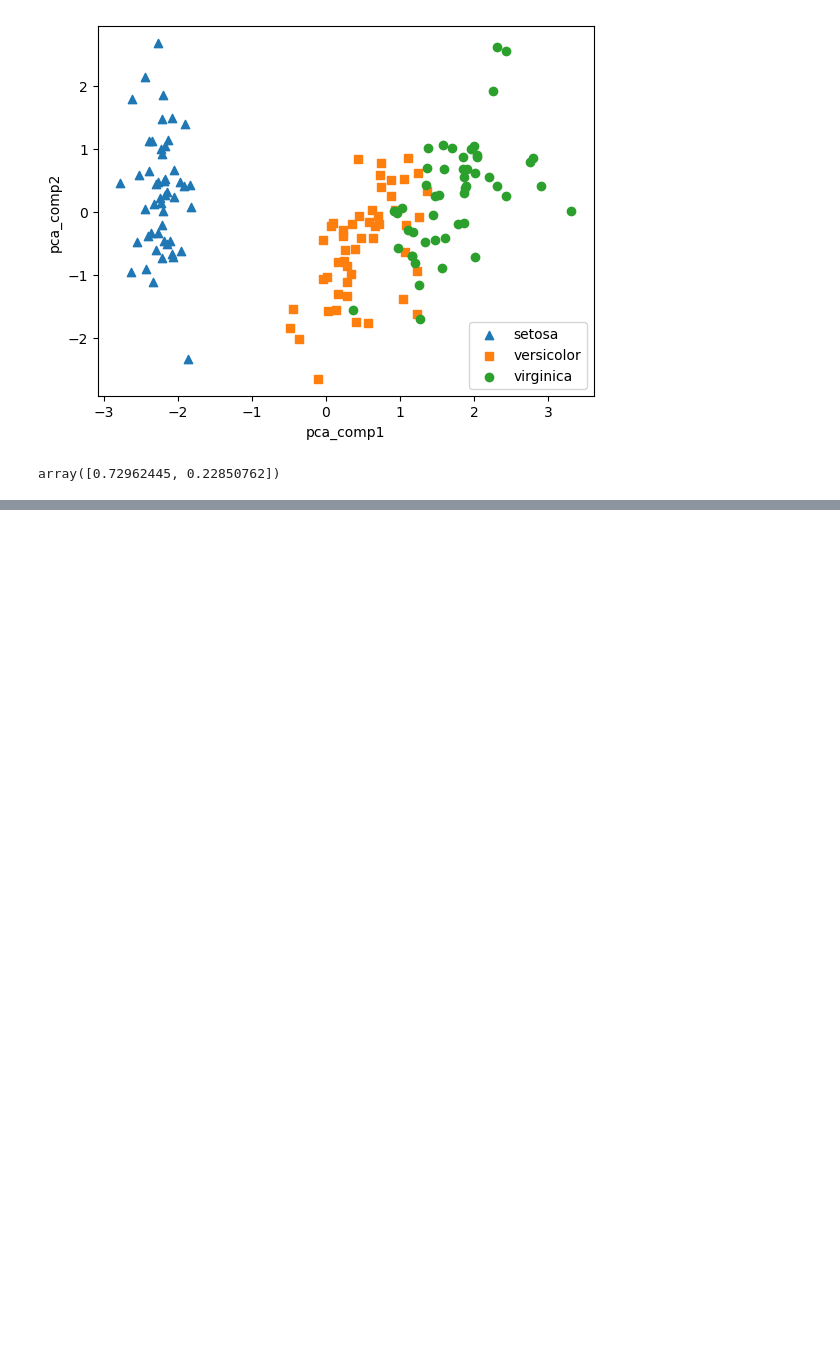
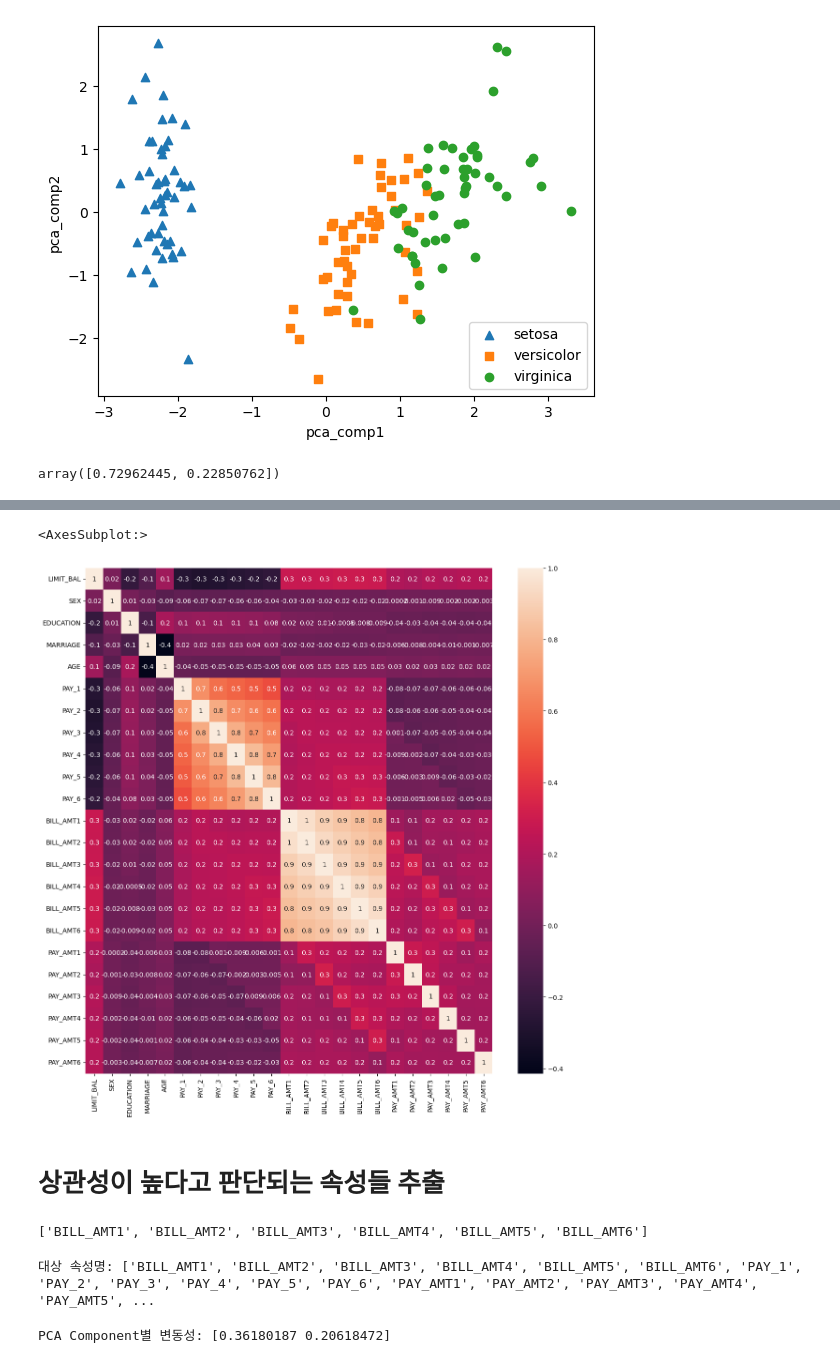
Before and after one commit to yleessam/2412_ml_env, a Jupyter notebook: 6장_PCA.IPYNB, the cells around one changed output, grey strips where cells are left out. Saved outputs shown, nothing was run; the diff lists cells and outputs as text; code cells hidden in the pictures; blank space fills up the shorter version.

```diff
--- a/6장_PCA.IPYNB
+++ b/6장_PCA.IPYNB
@@ -90,0 +130,5 @@ array([0.72962445, 0.22850762])
+# %%
+import pandas as pd
+
+df = pd.read_excel('pca_credit_card.xls', header=1, sheet_name='Data').iloc[0:, 1:]
+df.head(3)
@@ -90,0 +141,5 @@ array([0.72962445, 0.22850762])
+# %%
+df.rename(columns={'PAY_0':'PAY_1','default payment next month':'default'}, inplace=True)
+y_target = df['default']
+X_features = df.drop('default', axis=1)
+X_features.info()
@@ -90,0 +164,30 @@ array([0.72962445, 0.22850762])
+# %%
+import seaborn as sns
+import matplotlib.pyplot as plt
+%matplotlib inline
+
+corr = X_features.corr()
+plt.figure(figsize=(14,14))
+sns.heatmap(corr, annot=True, fmt='.1g')
+# %% [output]
+<AxesSubplot:>
+[figure, added]
+# %% [markdown]
+# 상관성이 높다고 판단되는 속성들 추출
+# %%
+from sklearn.decomposition import PCA
+from sklearn.preprocessing import StandardScaler
+
+#BILL_AMT1 ~ BILL_AMT6 까지 6개의 속성명 생성
+cols_bill = ['BILL_AMT'+str(i) for i in range(1,7)]
+cols_pay = ['PAY_' + str(i) for i in range(1, 7)]
+cols_amt = ['PAY_AMT' + str(i) for i in range(1, 7)]
+print(cols_bill)
+# %% [output]
+['BILL_AMT1', 'BILL_AMT2', 'BILL_AMT3', 'BILL_AMT4', 'BILL_AMT5', 'BILL_AMT6']
+# %%
+cols_bill.extend(cols_pay)
+cols_bill.extend(cols_amt)
+print('대상 속성명:',cols_bill)
+# %% [output]
+대상 속성명: ['BILL_AMT1', 'BILL_AMT2', 'BILL_AMT3', 'BILL_AMT4', 'BILL_AMT5', 'BILL_AMT6', 'PAY_1', 'PAY_2', 'PAY_3', 'PAY_4', 'PAY_5', 'PAY_6', 'PAY_AMT1', 'PAY_AMT2', 'PAY_AMT3', 'PAY_AMT4', 'PAY_AMT5', ...
@@ -90,0 +199,7 @@ array([0.72962445, 0.22850762])
+# %%
+# 2개의 PCA 속성을 가진 PCA 객체 생성하고, explained_variance_ratio_ 계산 위해 fit( ) 호출
+pca = PCA(n_components=2)
+pca.fit(df_cols_scaled)
+print('PCA Component별 변동성:', pca.explained_variance_ratio_)
+# %% [output]
+PCA Component별 변동성: [0.36180187 0.20618472]
```
Also changed, not shown: parts of 13 cells of this notebook, 1 other file.
